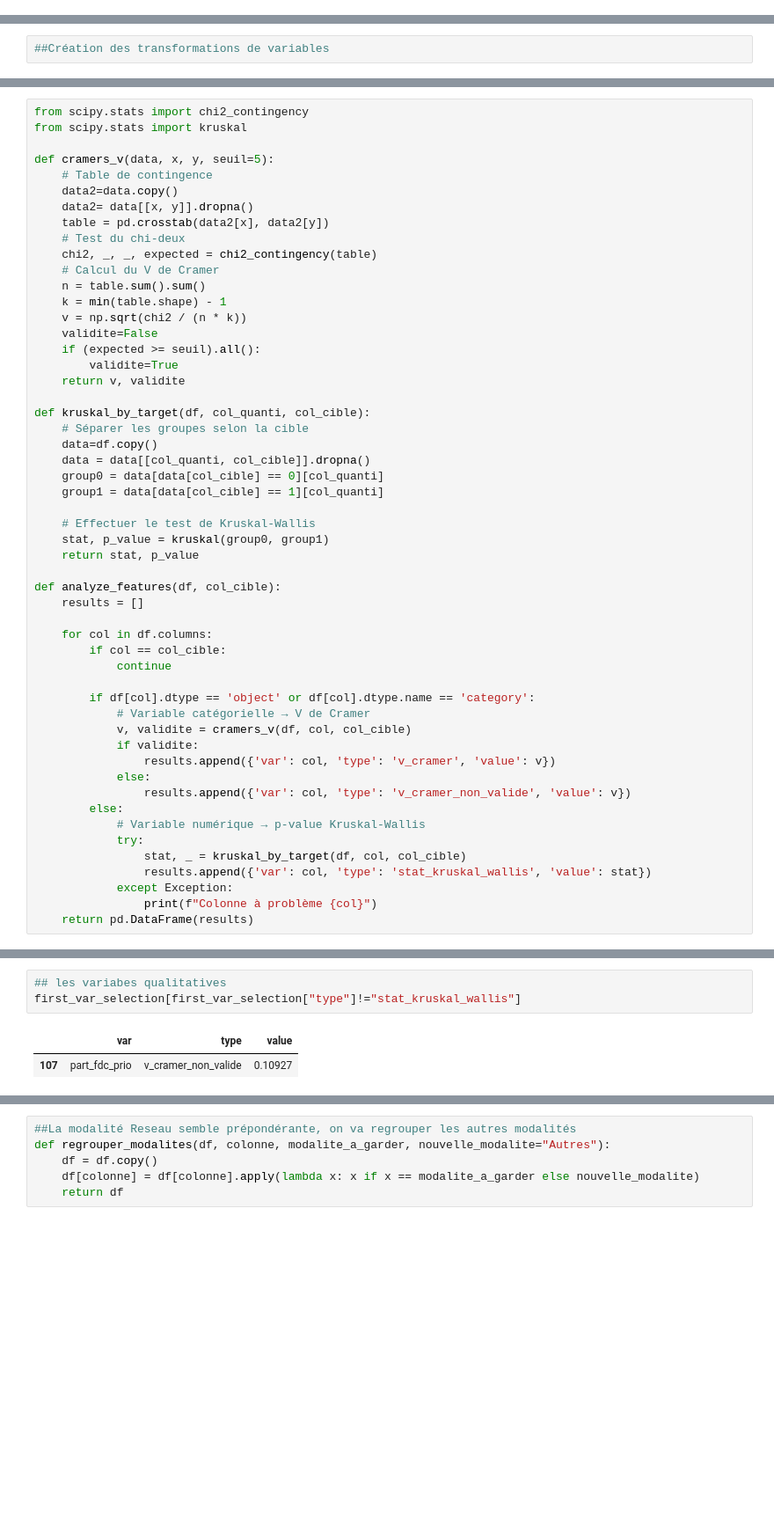
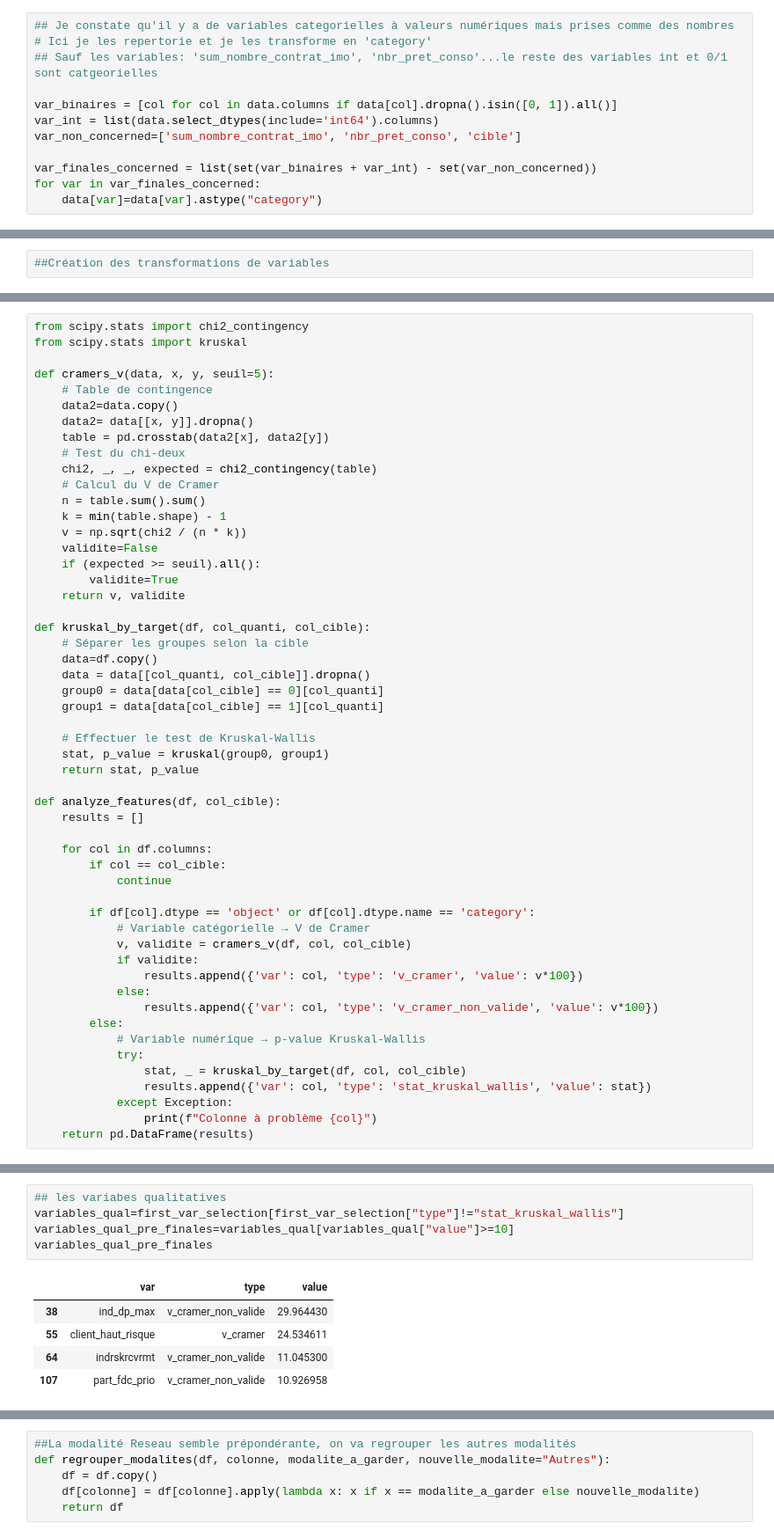
Before and after one commit to DaveMTK20002/PROJET-SCORING-Ikram-Davick, a Jupyter notebook: avancement.ipynb, the cells around one changed output, grey strips where cells are left out. Shown at 88% size. Drawn from its saved outputs; the diff is of its cells as text; blank space fills up the shorter version.

```diff
--- a/avancement.ipynb
+++ b/avancement.ipynb
@@ -173,3 +155,15 @@ def all_constant_columns(df):
 all_constant_columns(data)
 # %% [output]
 ['indrskdtx', 'ratio_mensu_imo_solde_dbtsum', 'rnd_1_20']
+# %%
+## Je constate qu'il y a de variables categorielles à valeurs numériques mais prises comme des nombres
+# Ici je les repertorie et je les transforme en 'category'
+## Sauf les variables: 'sum_nombre_contrat_imo', 'nbr_pret_conso'...le reste des variables int et 0/1 sont catgeorielles
+
+var_binaires = [col for col in data.columns if data[col].dropna().isin([0, 1]).all()]
+var_int = list(data.select_dtypes(include='int64').columns)
+var_non_concerned=['sum_nombre_contrat_imo', 'nbr_pret_conso', 'cible']
+
+var_finales_concerned = list(set(var_binaires + var_int) - set(var_non_concerned))
+for var in var_finales_concerned:
+    data[var]=data[var].astype("category")
@@ -344,9 +298,9 @@ def analyze_features(df, col_cible):
             # Variable catégorielle → V de Cramer
             v, validite = cramers_v(df, col, col_cible)
             if validite:
-                results.append({'var': col, 'type': 'v_cramer', 'value': v})
+                results.append({'var': col, 'type': 'v_cramer', 'value': v*100})
             else:
-                results.append({'var': col, 'type': 'v_cramer_non_valide', 'value': v})
+                results.append({'var': col, 'type': 'v_cramer_non_valide', 'value': v*100})
         else:
             # Variable numérique → p-value Kruskal-Wallis
             try:
@@ -374,7 +328,12 @@ first_var_selection
 124 rows × 3 columns
 # %%
 ## les variabes qualitatives
-first_var_selection[first_var_selection["type"]!="stat_kruskal_wallis"]
+variables_qual=first_var_selection[first_var_selection["type"]!="stat_kruskal_wallis"]
+variables_qual_pre_finales=variables_qual[variables_qual["value"]>=10]
+variables_qual_pre_finales
 # %% [output]
 |  | var | type | value |
-| 107 | part_fdc_prio | v_cramer_non_valide | 0.10927 |
+| 38 | ind_dp_max | v_cramer_non_valide | 29.964430 |
+| 55 | client_haut_risque | v_cramer | 24.534611 |
+| 64 | indrskrcvrmt | v_cramer_non_valide | 11.045300 |
+| 107 | part_fdc_prio | v_cramer_non_valide | 10.926958 |
```
Also changed, not shown: parts of 30 cells of this notebook.
